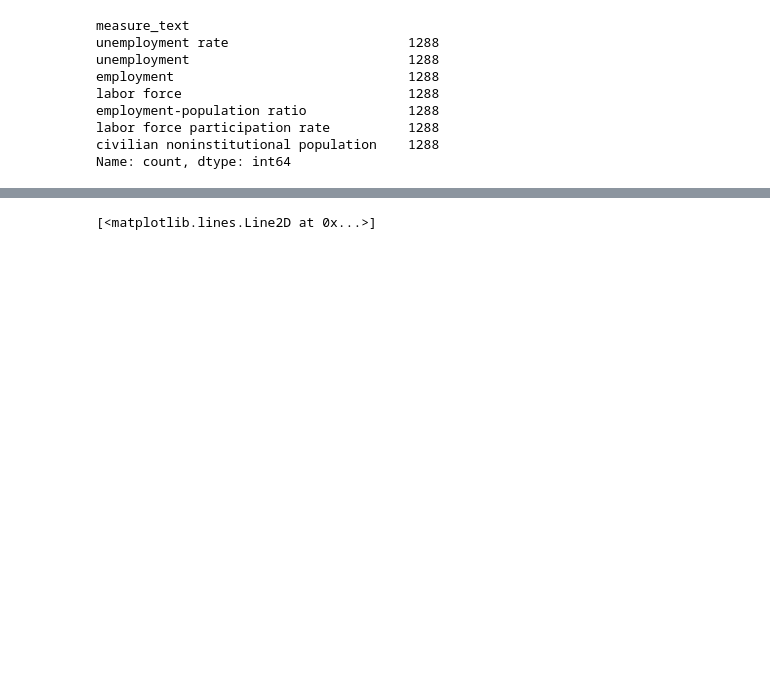
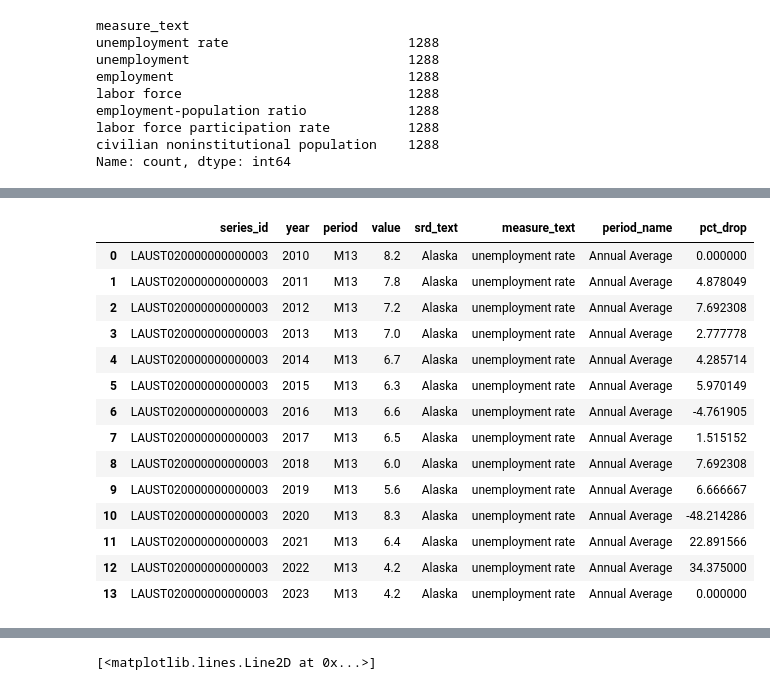
Before and after one commit to Kiirandeep/Capstone, a Jupyter notebook: Script/unemployment_kiran1.ipynb, the cells around one changed output, grey strips where cells are left out. Cells and saved outputs as stored; diff of their text form; code cells hidden in the pictures; blank space fills up the shorter version.

```diff
--- a/Script/unemployment_kiran1.ipynb
+++ b/Script/unemployment_kiran1.ipynb
@@ -671,0 +774,9 @@ No variables match your requested type.
+# %%
+# trial loop
+for ind, value in states_aa2010tab.iterrows():
+    if value.year != 2023:
+       rate = 100 - (states_aa2010tab.loc[ind + 1,'value']/value.value * 100)
+       states_aa2010tab.loc[ind, 'pct_drop'] = rate
+       print(ind+1)
+    else:
+        print(value)
@@ -671,0 +801,27 @@ No variables match your requested type.
+# %%
+#the correct loop
+
+for ind, value in states_aa2010tab.iterrows():
+    if value.year != 2010:
+        pct_drop = 100 - (value.value/states_aa2010tab.loc[ind-1, 'value'] *100)
+        states_aa2010tab.loc[ind, 'pct_drop'] = pct_drop
+    else:
+        states_aa2010tab.loc[ind, 'pct_drop'] = 0
+# %%
+states_aa2010tab.loc[states_aa2010tab.srd_text == "Alaska"]
+# %% [output]
+|  | series_id | year | period | value | srd_text | measure_text | period_name | pct_drop |
+| 0 | LAUST020000000000003 | 2010 | M13 | 8.2 | Alaska | unemployment rate | Annual Average | 0.000000 |
+| 1 | LAUST020000000000003 | 2011 | M13 | 7.8 | Alaska | unemployment rate | Annual Average | 4.878049 |
+| 2 | LAUST020000000000003 | 2012 | M13 | 7.2 | Alaska | unemployment rate | Annual Average | 7.692308 |
+| 3 | LAUST020000000000003 | 2013 | M13 | 7.0 | Alaska | unemployment rate | Annual Average | 2.777778 |
+| 4 | LAUST020000000000003 | 2014 | M13 | 6.7 | Alaska | unemployment rate | Annual Average | 4.285714 |
+| 5 | LAUST020000000000003 | 2015 | M13 | 6.3 | Alaska | unemployment rate | Annual Average | 5.970149 |
+| 6 | LAUST020000000000003 | 2016 | M13 | 6.6 | Alaska | unemployment rate | Annual Average | -4.761905 |
+| 7 | LAUST020000000000003 | 2017 | M13 | 6.5 | Alaska | unemployment rate | Annual Average | 1.515152 |
+| 8 | LAUST020000000000003 | 2018 | M13 | 6.0 | Alaska | unemployment rate | Annual Average | 7.692308 |
+| 9 | LAUST020000000000003 | 2019 | M13 | 5.6 | Alaska | unemployment rate | Annual Average | 6.666667 |
+| 10 | LAUST020000000000003 | 2020 | M13 | 8.3 | Alaska | unemployment rate | Annual Average | -48.214286 |
+| 11 | LAUST020000000000003 | 2021 | M13 | 6.4 | Alaska | unemployment rate | Annual Average | 22.891566 |
+| 12 | LAUST020000000000003 | 2022 | M13 | 4.2 | Alaska | unemployment rate | Annual Average | 34.375000 |
+| 13 | LAUST020000000000003 | 2023 | M13 | 4.2 | Alaska | unemployment rate | Annual Average | 0.000000 |
```
Also changed, not shown: parts of 51 cells of this notebook, 4 other files.
